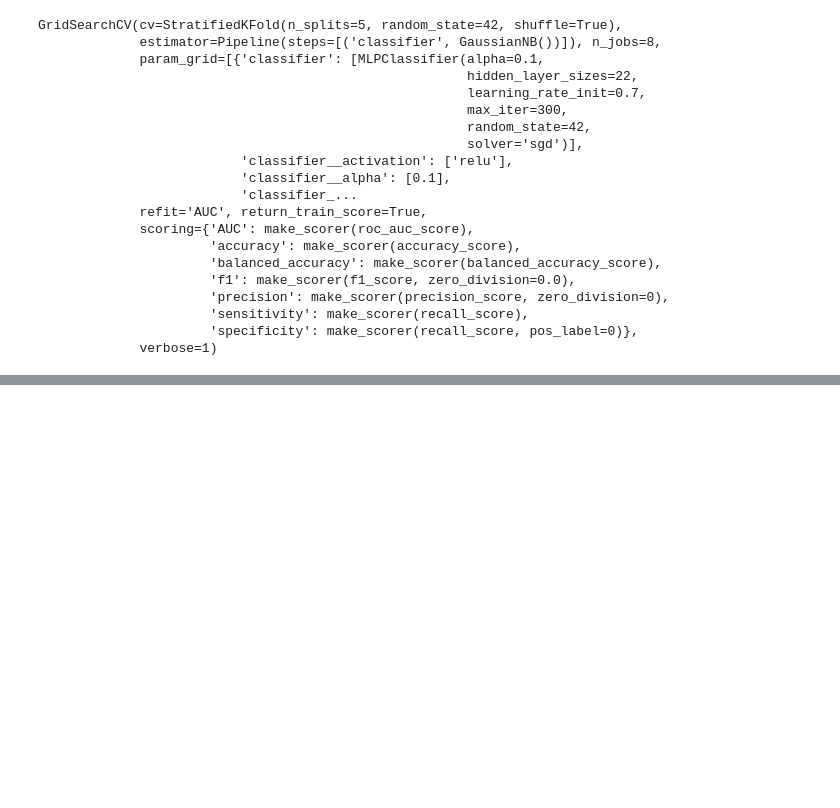
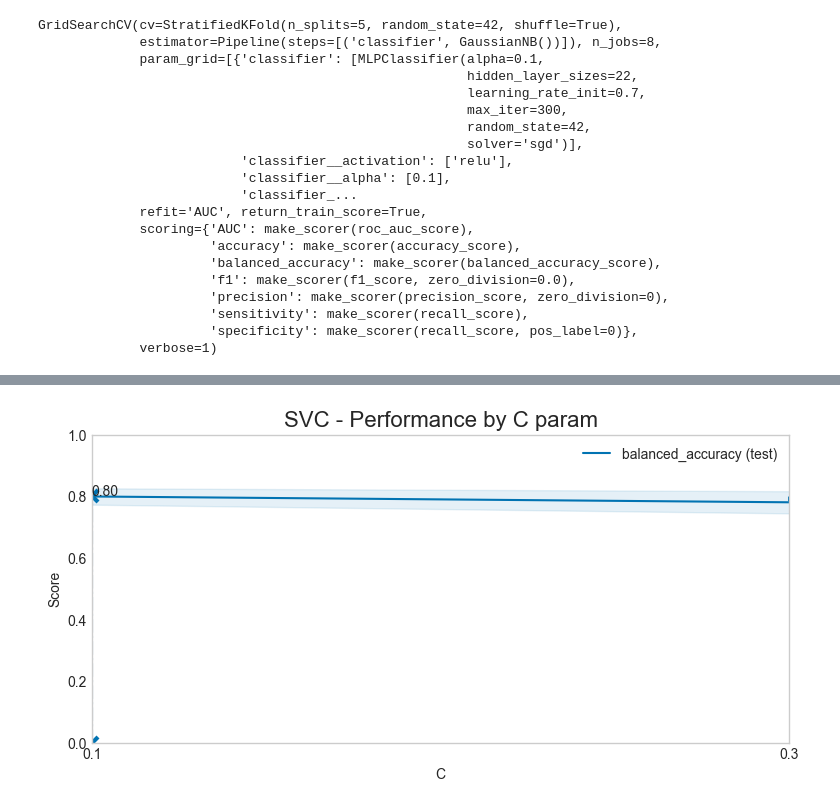
Before and after one commit to fabianopapaiz/als_prognosis_using_ensemble_imbalance, a Jupyter notebook: 05_Train_Validate_Models/05.10.1 - Single-Model Scenario - Train Models using Grid Search.ipynb, the cells around one changed output, grey strips where cells are left out. Cells and saved outputs as stored; diff of their text form; code cells hidden in the pictures; blank space fills up the shorter version.

```diff
--- a/05_Train_Validate_Models/05.10.1 - Single-Model Scenario - Train Models using Grid Search.ipynb
+++ b/05_Train_Validate_Models/05.10.1 - Single-Model Scenario - Train Models using Grid Search.ipynb
@@ -876,0 +848,94 @@ None
+# %%
+results = grid.cv_results_
+
+
+for param_name in results.keys():
+    if param_name.startswith('param_'):
+        if len(np.unique(results[param_name])) > 1:
+            param_desc = param_name.replace('param_', '')
+            param = results[param_name]
+            print(param_desc, param.data)
+
+            # Get the regular numpy array from the MaskedArray
+            try:
+                X_axis = np.array(param.data, dtype=float)
+            except:
+                X_axis = np.array(param.data, dtype=str)
+
+
+            scoring = utils_exec_models_new.get_default_scoring()
+
+            colors = utils.get_n_colors(n=len(scoring))
+
+            for scorer, color in zip(scoring, colors):
+                if scorer not in ['balanced_accuracy', 'sensitivity']: #['AUC', 'accuracy', 'f1']:
+                    continue
+
+                # graph
+                plt.figure(figsize=(9, 4))
+                plt.title(f"{utils_exec_models_new.get_classifier_class_name(classifier)} - Performance by {param_desc.upper()} param", fontsize=16)
+                plt.xlabel(param_desc)
+                plt.ylabel("Score")
+
+
+                ax = plt.gca()
+                try:
+                    xlim = np.arange(np.min(param.data)*0.95, np.max(param.data)*1.11)
+                    if len(xlim) == 1:
+                        xlim = [np.min(param.data), np.max(param.data)]
+                    ax.set_xlim(xlim[0], xlim[-1])
+                except:
+                    pass
+
+                ax.set_ylim(0., 1)
+
+                xticks = list(np.unique(param.data))
+                print(xticks, type(xticks))
+                if all([isinstance(item, float) for item in xticks]):
+                    plt.xticks(xticks)
+
+
+
+                for sample, style in [["test", "-"]]:
+                    sample_score_mean = results["mean_%s_%s" % (sample, scorer)]
+                    sample_score_std = results["std_%s_%s" % (sample, scorer)]
+                    ax.fill_between(
+                        X_axis,
+                        sample_score_mean - sample_score_std,
+                        sample_score_mean + sample_score_std,
+                        alpha=0.1 if sample == "test" else 0,
+                        color=color,
+                    )
+                    ax.plot(
+                        X_axis,
+                        sample_score_mean,
+                        style,
+                        color=color,
+                        alpha=1 if sample == "test" else 0.7,
+                        label="%s (%s)" % (scorer, sample),
+                    )
+
+                best_index = np.nonzero(results["rank_test_%s" % scorer] == 1)[0][0]
+                best_score = results["mean_test_%s" % scorer][best_index]
+
+                # Plot a dotted vertical line at the best score for that scorer marked by x
+                ax.plot(
+                    [
+                        X_axis[best_index],
+                    ]
+                    * 2,
+                    [0, best_score],
+                    linestyle="-.",
+                    color=color,
+                    marker="x",
+                    markeredgewidth=3,
+                    ms=8,
+                )
+
+                # Annotate the best score for that scorer
+                ax.annotate("%0.2f" % best_score, (X_axis[best_index], best_score + 0.005))
+
+                plt.legend(loc="best")
+                plt.grid(False)
+                plt.show()
+# %% [output]
@@ -876,0 +944 @@ None
+[figure, added]
```
Also changed, not shown: parts of 11 cells of this notebook, 2 other files.
